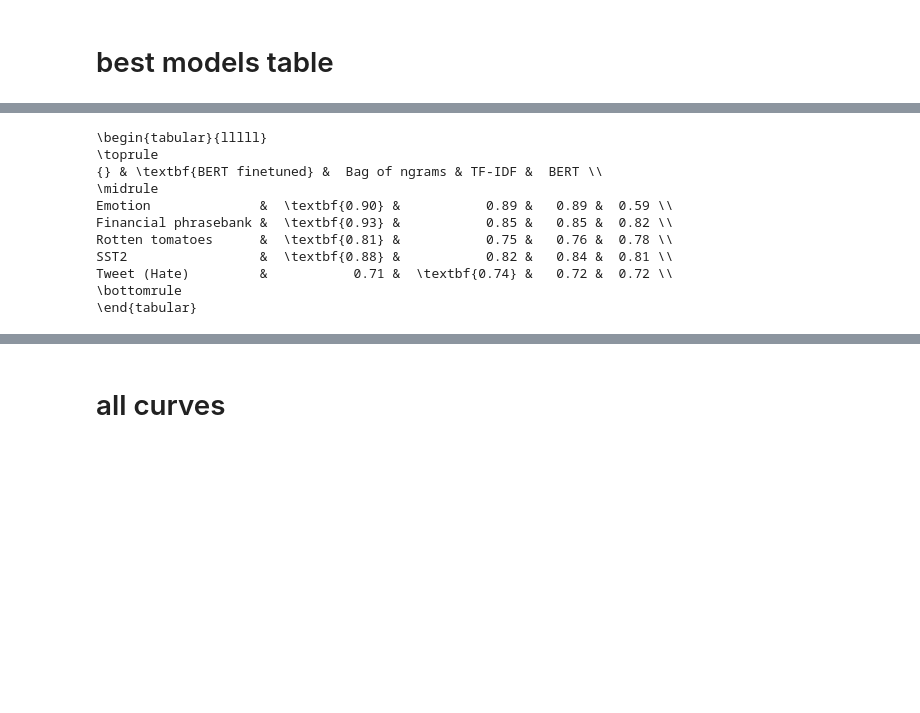
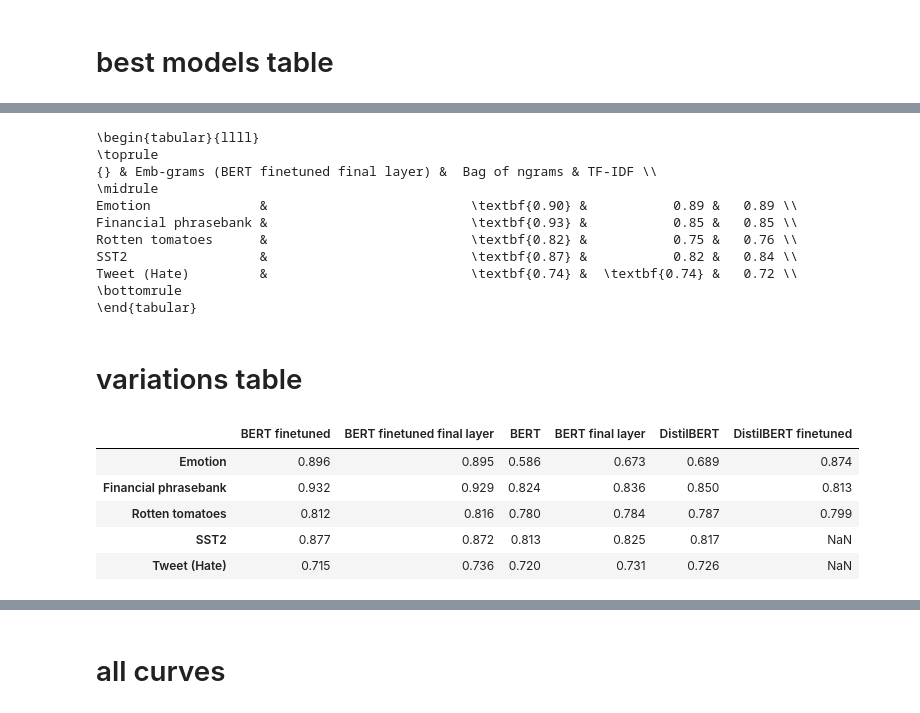
Before and after one commit to csinva/imodelsX, a Jupyter notebook: 04_analyze_curves.ipynb, the cells around one changed output, grey strips where cells are left out. Saved outputs shown, nothing was run; the diff lists cells and outputs as text; code cells hidden in the pictures; blank space fills up the shorter version.

```diff
--- a/04_analyze_curves.ipynb
+++ b/04_analyze_curves.ipynb
@@ -87,17 +108,34 @@ def bold_extreme_values(data):
     formatted = data.apply(lambda x : format_string % x)
     return formatted.where(extrema, bolded)
 
-tab2 = tab.apply(bold_extreme_values, axis=1)
-print(tab2.to_latex(escape=False).replace('BERT finetuned', '\\textbf{BERT finetuned}'))
+tab2 = tab_main.apply(bold_extreme_values, axis=1)
+print(tab2.to_latex(escape=False).replace('Emb-grams (BERT finetuned)', '\\textbf{Emb-grams (BERT finetuned)}'))
 # %% [output]
-\begin{tabular}{lllll}
+\begin{tabular}{llll}
 \toprule
-{} & \textbf{BERT finetuned} &  Bag of ngrams & TF-IDF &  BERT \\
+{} & Emb-grams (BERT finetuned final layer) &  Bag of ngrams & TF-IDF \\
 \midrule
-Emotion              &  \textbf{0.90} &           0.89 &   0.89 &  0.59 \\
-Financial phrasebank &  \textbf{0.93} &           0.85 &   0.85 &  0.82 \\
-Rotten tomatoes      &  \textbf{0.81} &           0.75 &   0.76 &  0.78 \\
-SST2                 &  \textbf{0.88} &           0.82 &   0.84 &  0.81 \\
-Tweet (Hate)         &           0.71 &  \textbf{0.74} &   0.72 &  0.72 \\
+Emotion              &                          \textbf{0.90} &           0.89 &   0.89 \\
+Financial phrasebank &                          \textbf{0.93} &           0.85 &   0.85 \\
+Rotten tomatoes      &                          \textbf{0.82} &           0.75 &   0.76 \\
+SST2                 &                          \textbf{0.87} &           0.82 &   0.84 \\
+Tweet (Hate)         &                          \textbf{0.74} &  \textbf{0.74} &   0.72 \\
 \bottomrule
 \end{tabular}
+# %% [markdown]
+# variations table
+# %%
+tab_variations = get_tab(checkpoint_names=['bert-finetuned', 'bert-base-uncased',
+                          'distilbert-base-uncased', 'distilbert-finetuned',])
+def fix_column(x):
+    return x.replace('Emb-grams (', '')[:-1]
+tab_variations.columns = [fix_column(x) for x in tab_variations.columns]
+# %%
+tab_variations
+# %% [output]
+|  | BERT finetuned | BERT finetuned final layer | BERT | BERT final layer | DistilBERT | DistilBERT finetuned |
+| Emotion | 0.896 | 0.895 | 0.586 | 0.673 | 0.689 | 0.874 |
+| Financial phrasebank | 0.932 | 0.929 | 0.824 | 0.836 | 0.850 | 0.813 |
+| Rotten tomatoes | 0.812 | 0.816 | 0.780 | 0.784 | 0.787 | 0.799 |
+| SST2 | 0.877 | 0.872 | 0.813 | 0.825 | 0.817 | NaN |
+| Tweet (Hate) | 0.715 | 0.736 | 0.720 | 0.731 | 0.726 | NaN |
```
Also changed, not shown: parts of 8 cells of this notebook, 6 other files.
